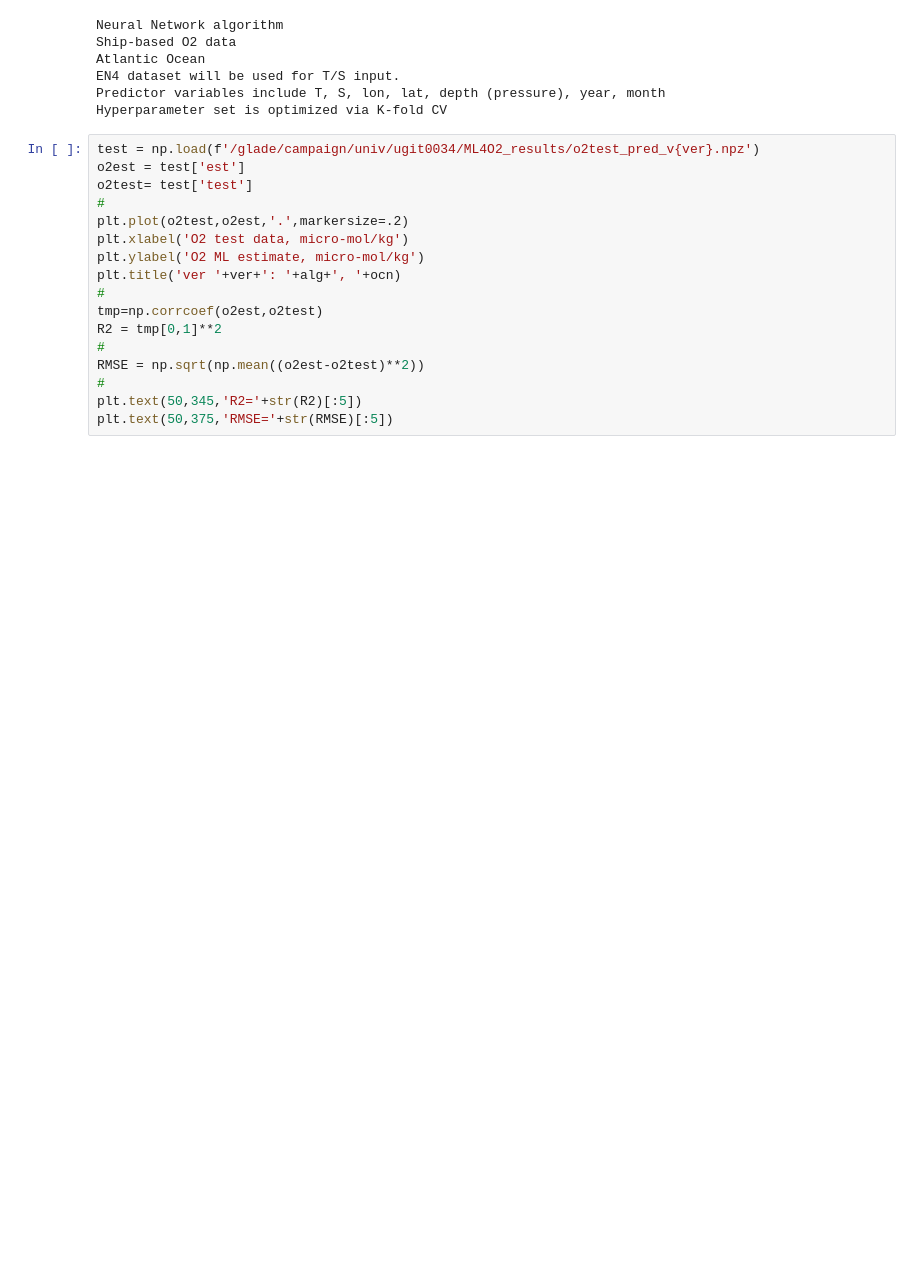
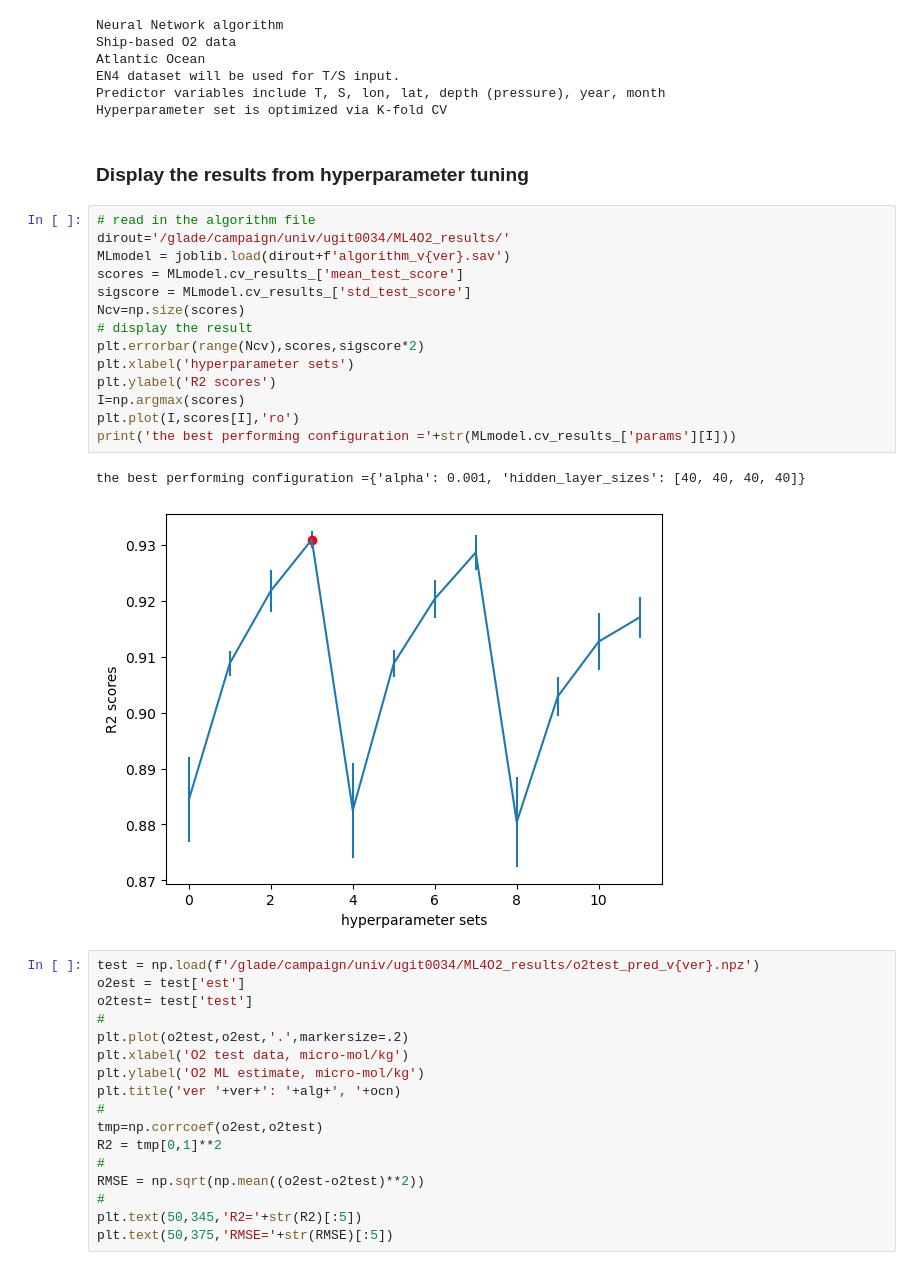
Before and after one commit to takaito1/ML4O2, a Jupyter notebook: Plots_ML4O2.ipynb, the cells around one changed output. Saved outputs shown, nothing was run; the diff lists cells and outputs as text; blank space fills up the shorter version.

```diff
--- a/Plots_ML4O2.ipynb
+++ b/Plots_ML4O2.ipynb
@@ -70,6 +71,25 @@ Atlantic Ocean
 EN4 dataset will be used for T/S input.
 Predictor variables include T, S, lon, lat, depth (pressure), year, month
 Hyperparameter set is optimized via K-fold CV
+# %% [markdown]
+### Display the results from hyperparameter tuning
+# %%
+# read in the algorithm file
+dirout='/glade/campaign/univ/ugit0034/ML4O2_results/'
+MLmodel = joblib.load(dirout+f'algorithm_v{ver}.sav')
+scores = MLmodel.cv_results_['mean_test_score']
+sigscore = MLmodel.cv_results_['std_test_score']
+Ncv=np.size(scores)
+# display the result
+plt.errorbar(range(Ncv),scores,sigscore*2)
+plt.xlabel('hyperparameter sets')
+plt.ylabel('R2 scores')
+I=np.argmax(scores)
+plt.plot(I,scores[I],'ro')
+print('the best performing configuration ='+str(MLmodel.cv_results_['params'][I]))
+# %% [output]
+the best performing configuration ={'alpha': 0.001, 'hidden_layer_sizes': [40, 40, 40, 40]}
+[figure, added]
 # %%
 test = np.load(f'/glade/campaign/univ/ugit0034/ML4O2_results/o2test_pred_v{ver}.npz')
 o2est = test['est']
```
Also changed, not shown: parts of 1 cell of this notebook.
